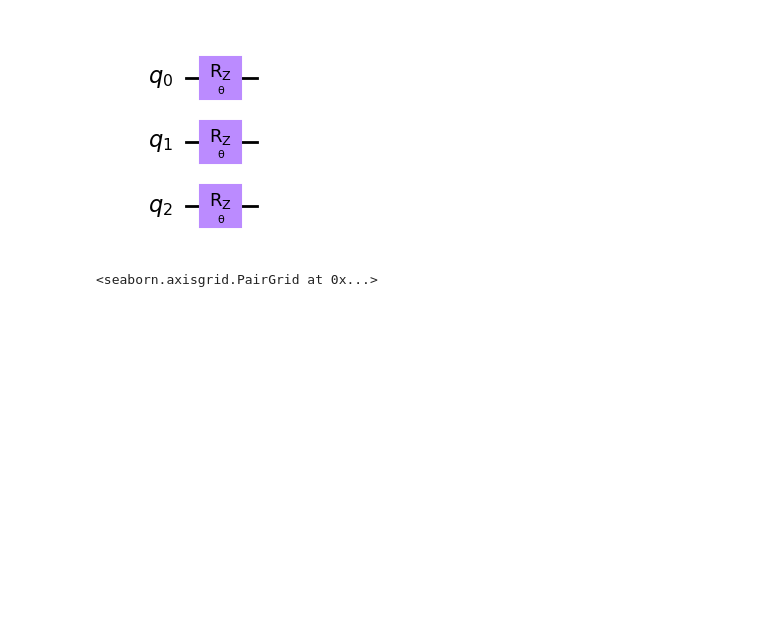
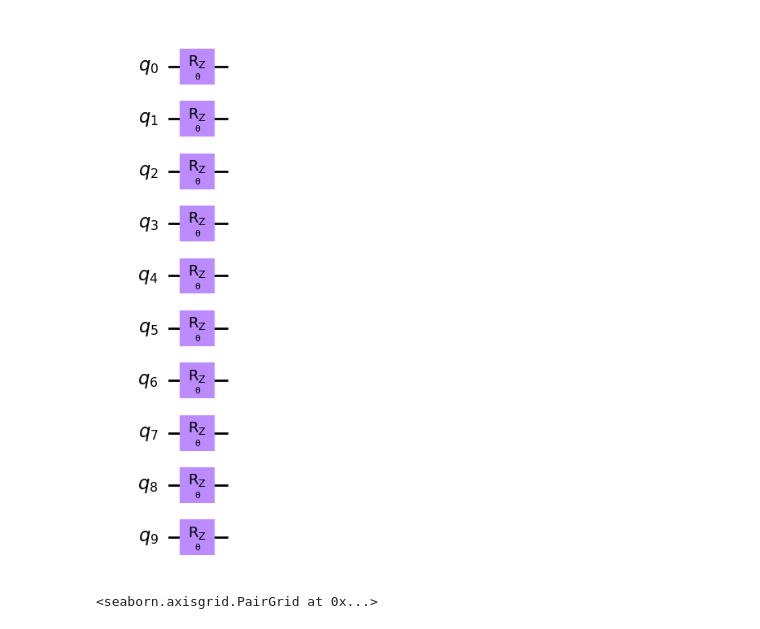
Before and after one commit to alikhan37544/Quadrivium-repo-Quantathon, a Jupyter notebook: qiskit_tutorials/qiskit_learning.ipynb, the cells around one changed output. Drawn from its saved outputs; the diff is of its cells as text; code cells hidden in the pictures; blank space fills up the shorter version.

```diff
--- a/qiskit_tutorials/qiskit_learning.ipynb
+++ b/qiskit_tutorials/qiskit_learning.ipynb
@@ -1,23 +1,23 @@
 # %%
 # Here we are importing all packages from qiskit
 from qiskit import *
 from qiskit.circuit import Parameter
 from math import pi
 
 # define the number of qubits
-num_q = 3
+num_q = 10
 theta = Parameter('θ')
 # Here create the quantum circuit
 qc = QuantumCircuit(num_q)
 
 # Here we apply the Rz gate to the ith-qubit
 for i in range(num_q):
     qc.rz(theta,i)
 
 
 qc.draw(output='mpl')
 # %% [output]
-[figure, old version]
+[figure, new version]
 # %%
 # Let's try to make a quantum model using Iris first
 from sklearn.datasets import load_iris
```
